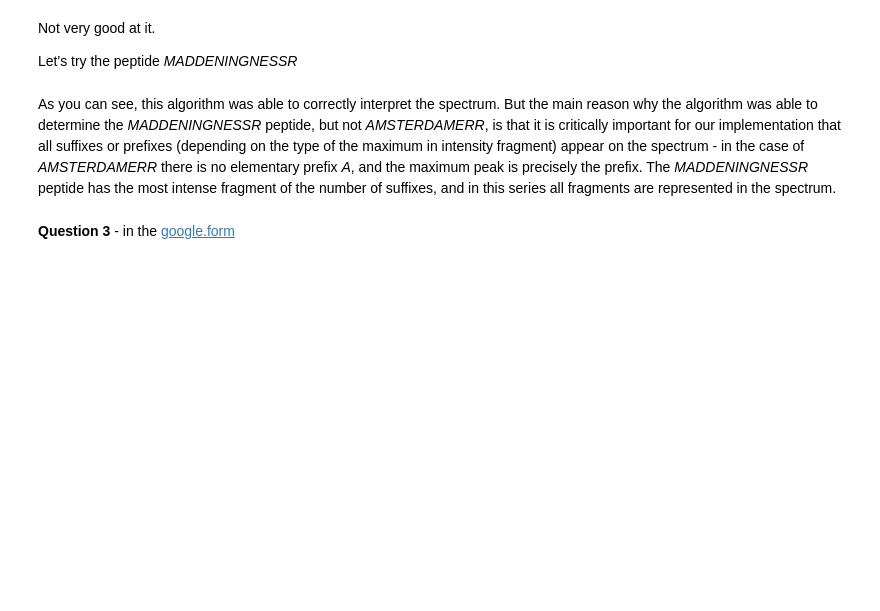
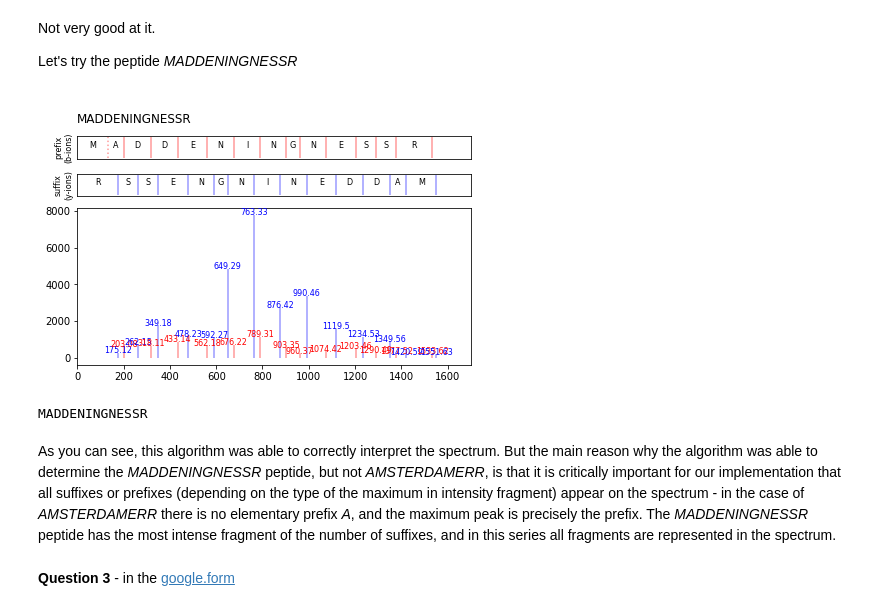
Before and after one commit to katerinakazantseva/edu_scientific_python, a Jupyter notebook: HW3_ITMO_Averagine,_english_peptides_and_de_novo_algorithm.ipynb, the cells around one changed output. Saved outputs shown, nothing was run; the diff lists cells and outputs as text; code cells hidden in the pictures; blank space fills up the shorter version.

```diff
--- a/HW3_ITMO_Averagine,_english_peptides_and_de_novo_algorithm.ipynb
+++ b/HW3_ITMO_Averagine,_english_peptides_and_de_novo_algorithm.ipynb
@@ -742,3 +745,12 @@ Let's try the peptide *MADDENINGNESSR*
+# %%
+spectrum = cid['MADDENINGNESSR']
+spectrum.plot()
+mzs = [f.mz for f in spectrum.fragments if f.intensity != 0.0]
+intensities = [f.intensity for f in spectrum.fragments if f.intensity != 0.0]
+print(de_novo_algo(mzs, intensities, tolerance=0.03))
+# %% [output]
+[figure, added]
+MADDENINGNESSR
 # %% [markdown]
 As you can see, this algorithm was able to correctly interpret the spectrum. But the main reason why the algorithm was able to determine the *MADDENINGNESSR* peptide, but not *AMSTERDAMERR*, is that it is critically important for our implementation that all suffixes or prefixes (depending on the type of the maximum in intensity fragment) appear on the spectrum - in the case of *AMSTERDAMERR* there is no elementary prefix *A*, and the maximum peak is precisely the prefix. The *MADDENINGNESSR* peptide has the most intense fragment of the number of suffixes, and in this series all fragments are represented in the spectrum.
 # %% [markdown]
```
Also changed, not shown: parts of 4 cells of this notebook.
